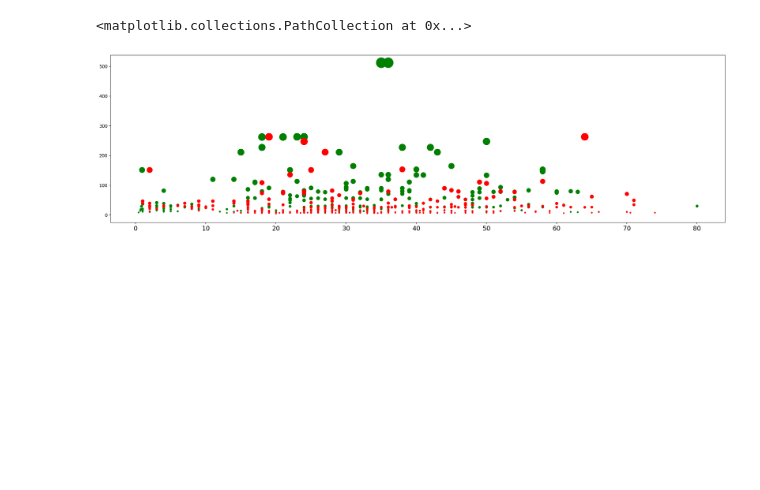
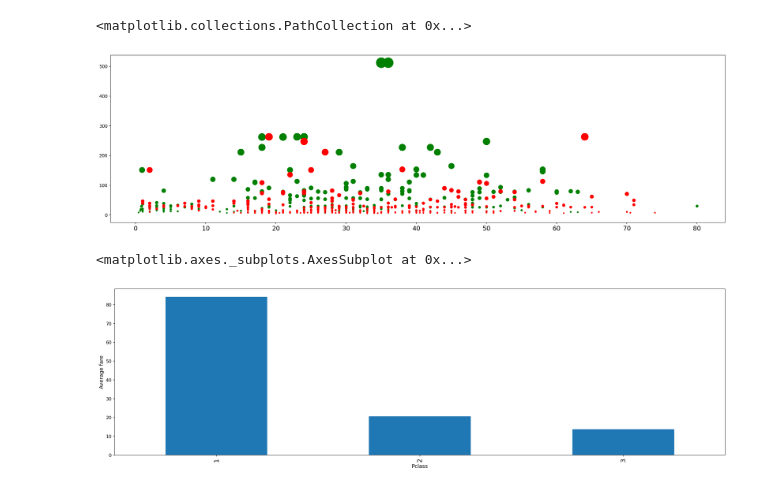
Before and after one commit to xuxiufeng/Titanic-Machine_Learning_from_Disaster, a Jupyter notebook: Titanic_Machine_Learning_from_Disaster.ipynb, the cells around one changed output. Drawn from its saved outputs; the diff is of its cells as text; code cells hidden in the pictures; blank space fills up the shorter version.

```diff
--- a/Titanic_Machine_Learning_from_Disaster.ipynb
+++ b/Titanic_Machine_Learning_from_Disaster.ipynb
@@ -143,3 +143,10 @@ ax.scatter(data[data['Survived'] == 0]['Age'], data[data['Survived'] == 0]['Fare
 # %% [output]
 <matplotlib.collections.PathCollection at 0x...>
 [figure]
+# %%
+ax = plt.subplot()
+ax.set_ylabel('Average fare')
+data.groupby('Pclass').mean()['Fare'].plot(kind='bar', figsize=(25, 7), ax = ax)
+# %% [output]
+<matplotlib.axes._subplots.AxesSubplot at 0x...>
+[figure, added]
```
Also changed, not shown: parts of 16 cells of this notebook.
